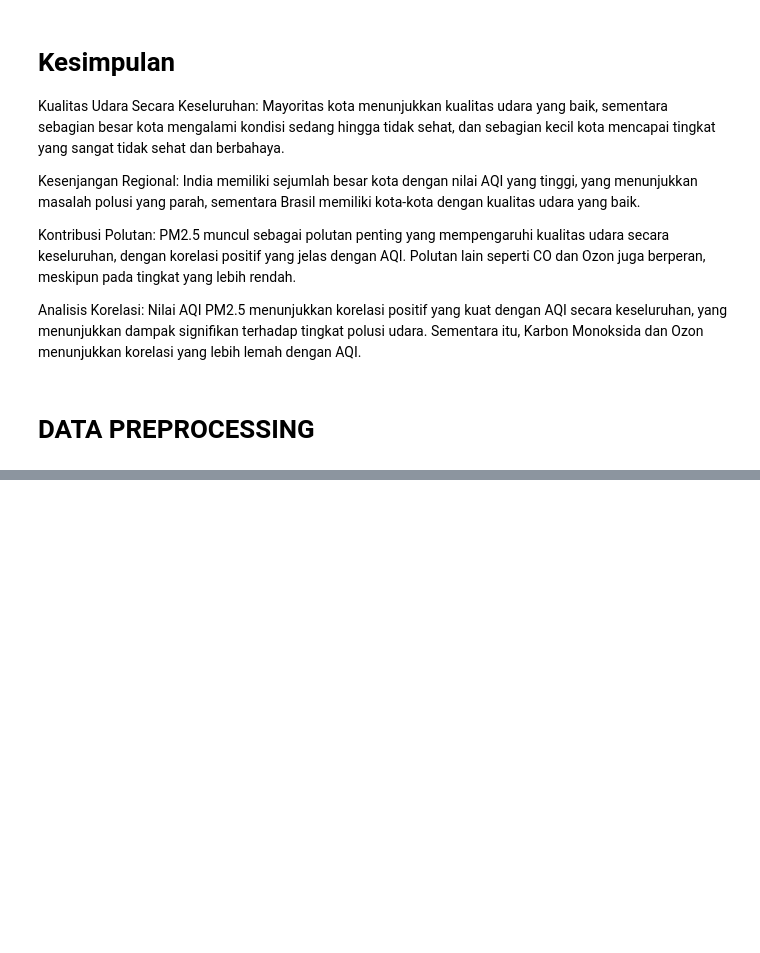
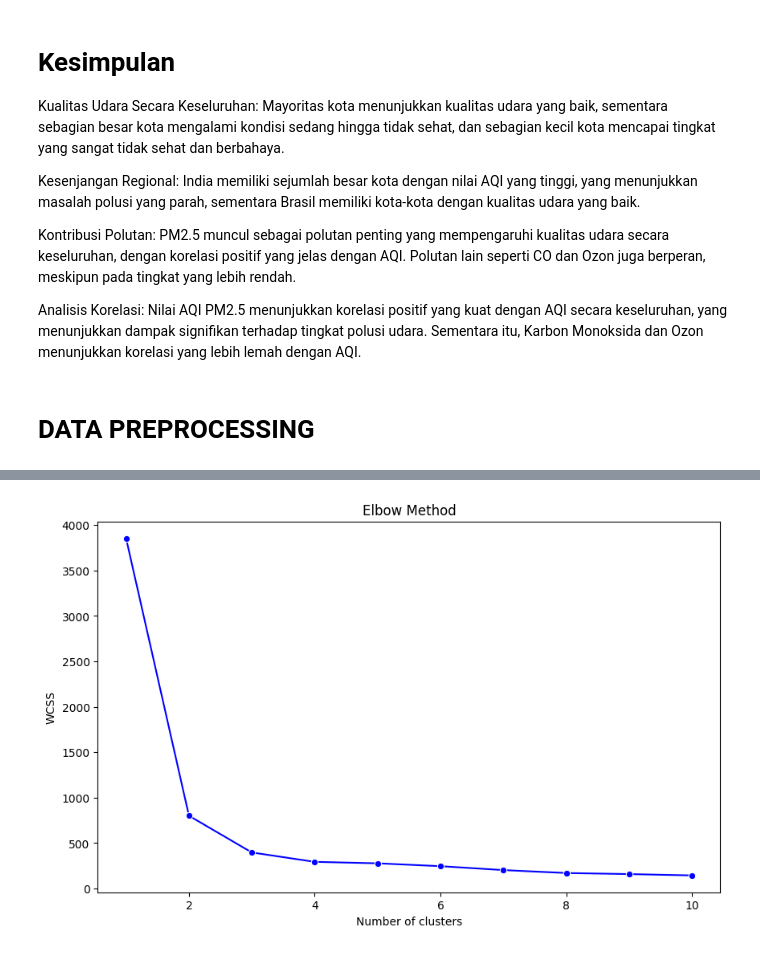
Before and after one commit to yudhamyn/PROJECT-AKHIR, a Jupyter notebook: yudha/CLUSTERING.ipynb, the cells around one changed output, grey strips where cells are left out. Cells and saved outputs as stored; diff of their text form; code cells hidden in the pictures; blank space fills up the shorter version.

```diff
--- a/yudha/CLUSTERING.ipynb
+++ b/yudha/CLUSTERING.ipynb
@@ -378,3 +378,9 @@ Kontribusi Polutan: PM2.5 muncul sebagai polutan penting yang mempengaruhi kuali
 Analisis Korelasi: Nilai AQI PM2.5 menunjukkan korelasi positif yang kuat dengan AQI secara keseluruhan, yang menunjukkan dampak signifikan terhadap tingkat polusi udara. Sementara itu, Karbon Monoksida dan Ozon menunjukkan korelasi yang lebih lemah dengan AQI.
 # %% [markdown]
 # DATA PREPROCESSING
+# %%
+# Menghapus kolom yang tidak diperlukan untuk clustering
+data = df.drop(['country_name', 'city_name', 'aqi_category', 'co_aqi_category', 'ozone_aqi_category', 'no2_aqi_category', 'pm2.5_aqi_category'], axis=1)
+# %%
+# Mengubah kolom 'co_aqi_value\t' menjadi 'co_aqi_value'
+data.rename(columns={'co_aqi_value\t': 'co_aqi_value'}, inplace=True)
@@ -380,0 +390,3 @@ Analisis Korelasi: Nilai AQI PM2.5 menunjukkan korelasi positif yang kuat dengan
+# %%
+# Mengisi nilai yang hilang dengan nilai rata-rata
+data.fillna(data.mean(), inplace=True)
@@ -380,0 +429,22 @@ Analisis Korelasi: Nilai AQI PM2.5 menunjukkan korelasi positif yang kuat dengan
+# %%
+# Preprocessing data (scaling)
+from sklearn.preprocessing import MinMaxScaler
+scaler = MinMaxScaler()
+scaled_features = scaler.fit_transform(data)
+# %%
+# Determine optimal number of clusters using Elbow Method
+wcss = []
+for i in range(1, 11):
+    kmeans = KMeans(n_clusters=i, init='k-means++', random_state=42)
+    kmeans.fit(scaled_features)
+    wcss.append(kmeans.inertia_)
+
+# Plot Elbow Method
+plt.figure(figsize=(10,6))
+sns.lineplot(x=range(1, 11), y=wcss, marker='o', color='blue')
+plt.title('Elbow Method')
+plt.xlabel('Number of clusters')
+plt.ylabel('WCSS')
+plt.show()
+# %% [output]
+[figure, added]
```
Also changed, not shown: parts of 6 cells of this notebook.
